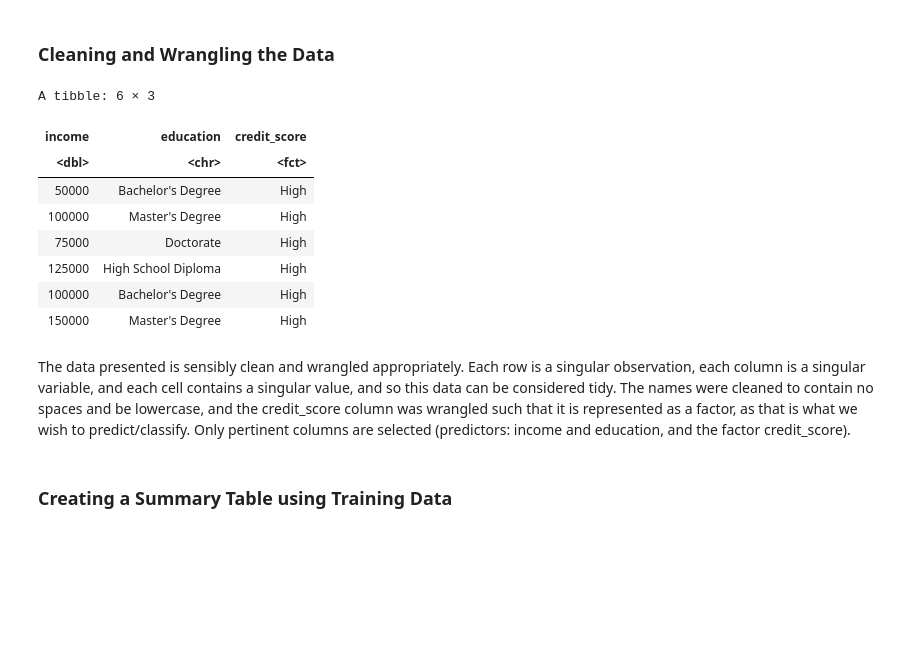
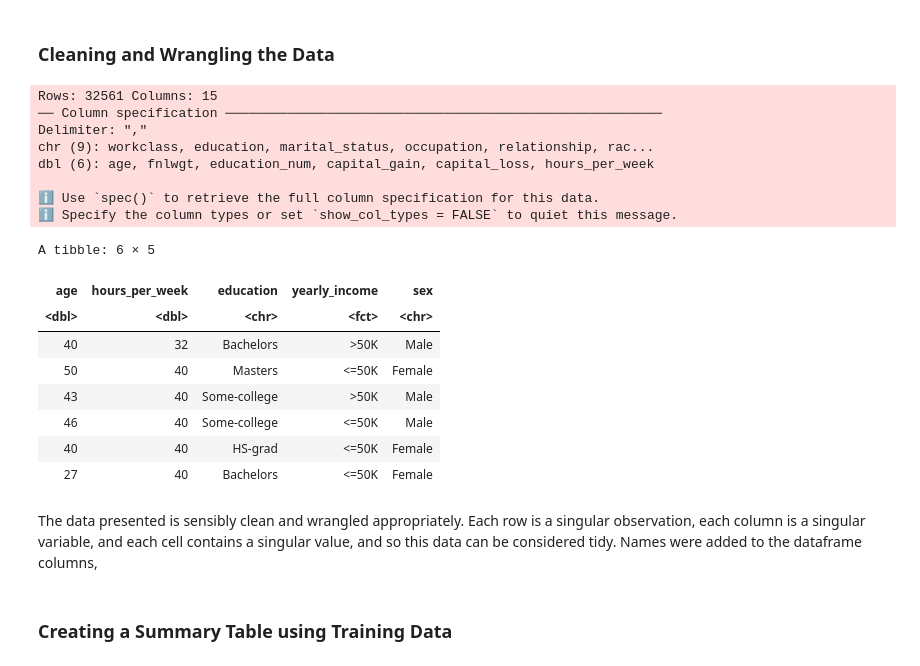
Before and after one commit to aadikanwar/DSCI100_group_project, a Jupyter notebook: group_project_proposal.ipynb, the cells around one changed output. Saved outputs shown, nothing was run; the diff lists cells and outputs as text; code cells hidden in the pictures; blank space fills up the shorter version.

```diff
--- a/group_project_proposal.ipynb
+++ b/group_project_proposal.ipynb
@@ -21,9 +13,8 @@ Making 'packages.html' ...
 # %%
-library(tidyverse)
-library(janitor)
-
-url1 <- "https://raw.githubusercontent.com/aadikanwar/DSCI100_group_project/main/Credit%20Score%20Classification%20Dataset.csv"  # URL for the raw dataset, taken from the uploaded data set from our GitHub repo
-download.file(url1, "data/credit_score_data.csv")  # downloading the file as a data file into the working directory
-data <- read_csv("data/credit_score_data.csv")  #reading the file into the notebook,
-head(data)
+library(tidyverse)  # loading the tidyverse package for reading our data
+url1 <- "https://raw.githubusercontent.com/aadikanwar/DSCI100_group_project/main/adult.data"  # URL for the raw dataset, taken from the uploaded data set from our GitHub repo
+download.file(url1, "data/census_income_data.csv")  # downloading the file as a data file into the working directory
+income_raw <- "data/census_income_data.csv"
+income_data <- read_csv(income_raw, col_names = FALSE)  #reading the file into the notebook
+head(income_data, n = 10)# this is a representation of the RAW data used for this project, we will clean in the upcoming cell
 # %% [output]
@@ -56,28 +42,38 @@ A tibble: 6 × 8
 # %% [markdown]
 ### Cleaning and Wrangling the Data
 # %%
-clean_cs_data <- data |>
-    clean_names()  # this is done to clean the column names and follow the proper tidy convention of column names being lowercase and seperated via underscores
+colnames = c("age", "workclass", "fnlwgt", "education", "education_num", "marital_status", "occupation", "relationship", "race", "sex", "capital_gain", "capital_loss", "hours_per_week", "native_country", "yearly_income")  # generating appropriate column names for the data
+income_data <- read_csv(income_raw, col_names = colnames)
 
-clean_cs_data <- clean_cs_data |>
-    mutate(credit_score = as_factor(credit_score))  #converting the variable we wish to predict into a factor, which will prove to be helpful for analysis
+clean_income_data <- income_data |>
+    mutate(yearly_income = as_factor(yearly_income))  #converting the variable we wish to predict into a factor, which will prove to be helpful for analysis
 
-clean_cs_data <- clean_cs_data |>
-    select(income, education, credit_score)
+clean_income_data <- clean_income_data |>
+    filter(hours_per_week > 25 & hours_per_week < 50) |>  # filtering the dataset to match our predictive question
+    select(age, hours_per_week, education, yearly_income, sex)  #selecting certain columns for analysis, we will justify this in the "Methods" section!
 
-head(clean_cs_data)
+random_condensed_data <- slice_sample(clean_income_data, n = 750)  # condensing our data to a sample of 750 observations, as 40,000+ is a very large number of observations
+head(random_condensed_data)
 # %% [output]
-A tibble: 6 × 3
+Rows: 32561 Columns: 15
+── Column specification ────────────────────────────────────────────────────────
+Delimiter: ","
+chr (9): workclass, education, marital_status, occupation, relationship, rac...
+dbl (6): age, fnlwgt, education_num, capital_gain, capital_loss, hours_per_week
+
+ℹ Use `spec()` to retrieve the full column specification for this data.
+ℹ Specify the column types or set `show_col_types = FALSE` to quiet this message.
+A tibble: 6 × 5
-| income | education | credit_score |
-| <dbl> | <chr> | <fct> |
-| 50000 | Bachelor's Degree | High |
-| 100000 | Master's Degree | High |
-| 75000 | Doctorate | High |
-| 125000 | High School Diploma | High |
-| 100000 | Bachelor's Degree | High |
-| 150000 | Master's Degree | High |
+| age | hours_per_week | education | yearly_income | sex |
+| <dbl> | <dbl> | <chr> | <fct> | <chr> |
+| 40 | 32 | Bachelors | >50K | Male |
+| 50 | 40 | Masters | <=50K | Female |
+| 43 | 40 | Some-college | >50K | Male |
+| 46 | 40 | Some-college | <=50K | Male |
+| 40 | 40 | HS-grad | <=50K | Female |
+| 27 | 40 | Bachelors | <=50K | Female |
 # %% [markdown]
-The data presented is sensibly clean and wrangled appropriately. Each row is a singular observation, each column is a singular variable, and each cell contains a singular value, and so this data can be considered tidy. The names were cleaned to contain no spaces and be lowercase, and the credit_score column was wrangled such that it is represented as a factor, as that is what we wish to predict/classify. Only pertinent columns are selected (predictors: income and education, and the factor credit_score).
+The data presented is sensibly clean and wrangled appropriately. Each row is a singular observation, each column is a singular variable, and each cell contains a singular value, and so this data can be considered tidy. Names were added to the dataframe columns,
 # %% [markdown]
 ### Creating a Summary Table using Training Data
 # %%
```
Also changed, not shown: parts of 9 cells of this notebook.
